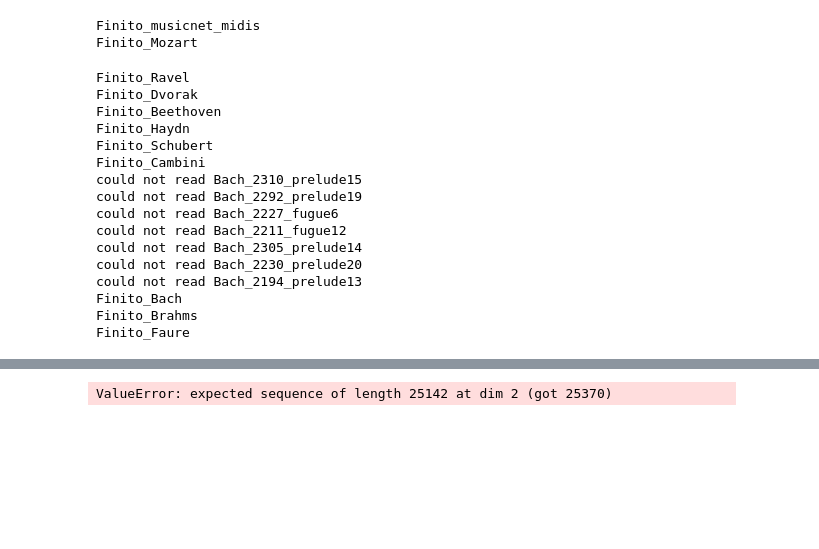
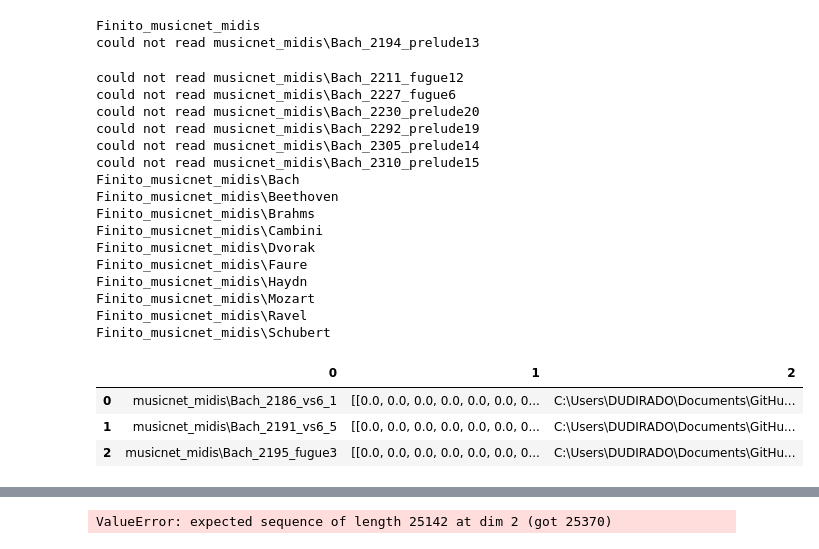
Before and after one commit to Drado91/MyPortfolio, a Jupyter notebook: GAN/ClassicalMusicGan/ClassicalMusicGan.ipynb, the cells around one changed output, grey strips where cells are left out. Saved outputs shown, nothing was run; the diff lists cells and outputs as text; code cells hidden in the pictures; blank space fills up the shorter version.

```diff
--- a/GAN/ClassicalMusicGan/ClassicalMusicGan.ipynb
+++ b/GAN/ClassicalMusicGan/ClassicalMusicGan.ipynb
@@ -13,7 +13,7 @@ import torch
 import datetime
 import os
 # %%
-root=os.getcwd()+'/musicnet_midis'
+data_pdos.getcwd()+'/musicnet_midis'
 data=[]
 for path, subdirs, files in os.walk(root):
     sub_dir_str=path.split('/')[-1]
@@ -29,23 +29,30 @@ for path, subdirs, files in os.walk(root):
 data_pd=pd.DataFrame(data)
 # %% [output]
 Finito_musicnet_midis
-Finito_Mozart
+could not read musicnet_midis\Bach_2194_prelude13
-Finito_Ravel
-Finito_Dvorak
-Finito_Beethoven
-Finito_Haydn
-Finito_Schubert
-Finito_Cambini
-could not read Bach_2310_prelude15
-could not read Bach_2292_prelude19
-could not read Bach_2227_fugue6
-could not read Bach_2211_fugue12
-could not read Bach_2305_prelude14
-could not read Bach_2230_prelude20
-could not read Bach_2194_prelude13
-Finito_Bach
-Finito_Brahms
-Finito_Faure
+could not read musicnet_midis\Bach_2211_fugue12
+could not read musicnet_midis\Bach_2227_fugue6
+could not read musicnet_midis\Bach_2230_prelude20
+could not read musicnet_midis\Bach_2292_prelude19
+could not read musicnet_midis\Bach_2305_prelude14
+could not read musicnet_midis\Bach_2310_prelude15
+Finito_musicnet_midis\Bach
+Finito_musicnet_midis\Beethoven
+Finito_musicnet_midis\Brahms
+Finito_musicnet_midis\Cambini
+Finito_musicnet_midis\Dvorak
+Finito_musicnet_midis\Faure
+Finito_musicnet_midis\Haydn
+Finito_musicnet_midis\Mozart
+Finito_musicnet_midis\Ravel
+Finito_musicnet_midis\Schubert
+# %%
+data_pd.head(3)
+# %% [output]
+|  | 0 | 1 | 2 |
+| 0 | musicnet_midis\Bach_2186_vs6_1 | [[0.0, 0.0, 0.0, 0.0, 0.0, 0.0, 0... | C:\Users\DUDIRADO\Documents\GitHu... |
+| 1 | musicnet_midis\Bach_2191_vs6_5 | [[0.0, 0.0, 0.0, 0.0, 0.0, 0.0, 0... | C:\Users\DUDIRADO\Documents\GitHu... |
+| 2 | musicnet_midis\Bach_2195_fugue3 | [[0.0, 0.0, 0.0, 0.0, 0.0, 0.0, 0... | C:\Users\DUDIRADO\Documents\GitHu... |
 # %%
 fsr = 100 #midi sampling frequency
 def plot_piano_roll(m, start_pitch, end_pitch, fs=100):
```
Also changed, not shown: parts of 2 cells of this notebook, 2 other files.
